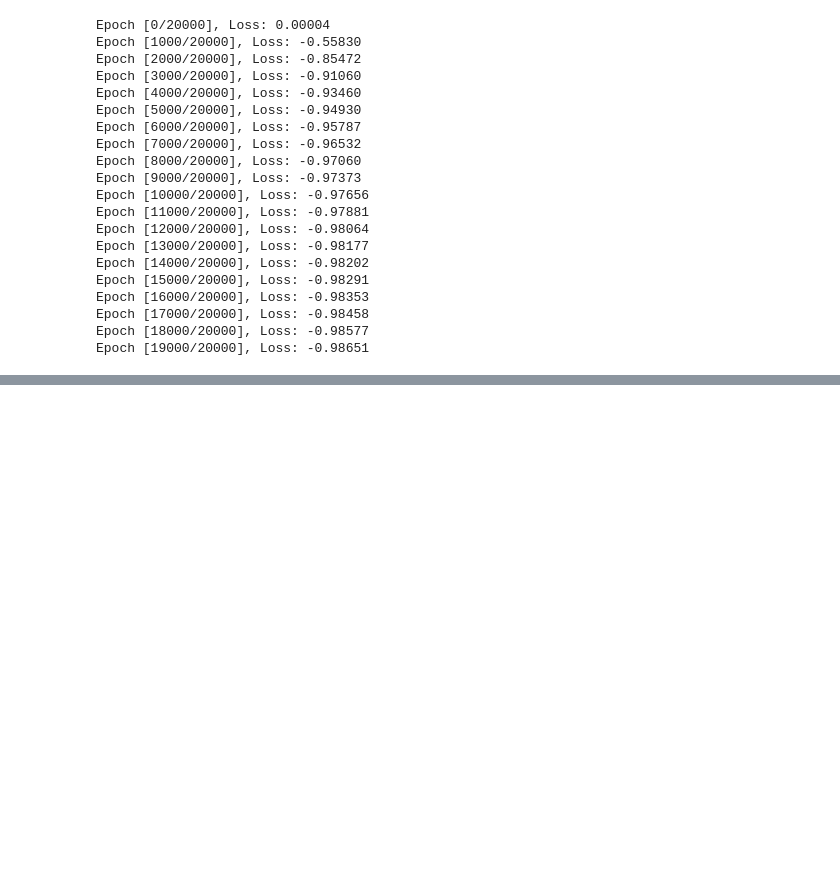
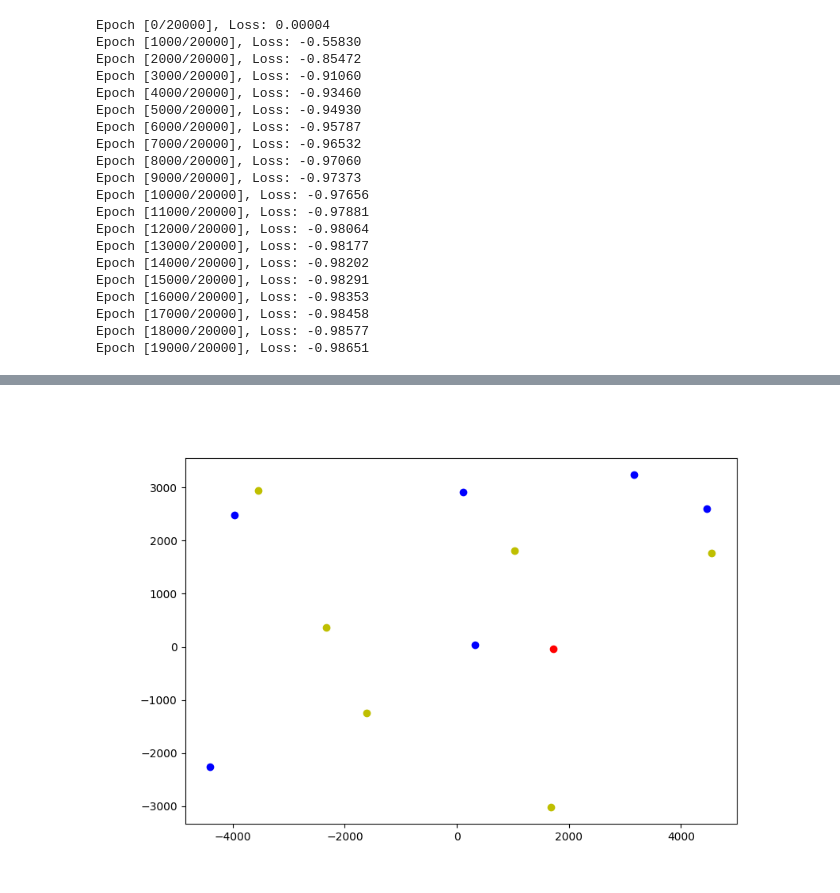
Before and after one commit to LiU-SeeGoals/controller, a Jupyter notebook: python_playground/test.ipynb, the cells around one changed output, grey strips where cells are left out. Drawn from its saved outputs; the diff is of its cells as text; code cells hidden in the pictures; blank space fills up the shorter version.

```diff
--- a/python_playground/test.ipynb
+++ b/python_playground/test.ipynb
@@ -144,0 +145,14 @@ fig.canvas.mpl_connect('button_press_event', on_mose_click)
+# %%
+team_size = 6
+yellow_team = (torch.rand((1, team_size, 2)) - 0.5) * scale
+blue_team = (torch.rand((1, team_size, 2)) - 0.5) * scale
+ball = (torch.rand((1, 1, 2)) - 0.5) * scale
+
+fig, ax = plt.subplots(figsize=(9, 6))
+ax.scatter(yellow_team[0, :, 0], yellow_team[0, :, 1], color='y')
+ax.scatter(blue_team[0, :, 0], blue_team[0, :, 1], color='b')
+ax.scatter(ball[0, 0, 0], ball[0, 0, 1], color='r')
+
+plt.show()
+# %% [output]
+[figure, added]
```
Also changed, not shown: parts of 1 cell of this notebook, 1 other file.
